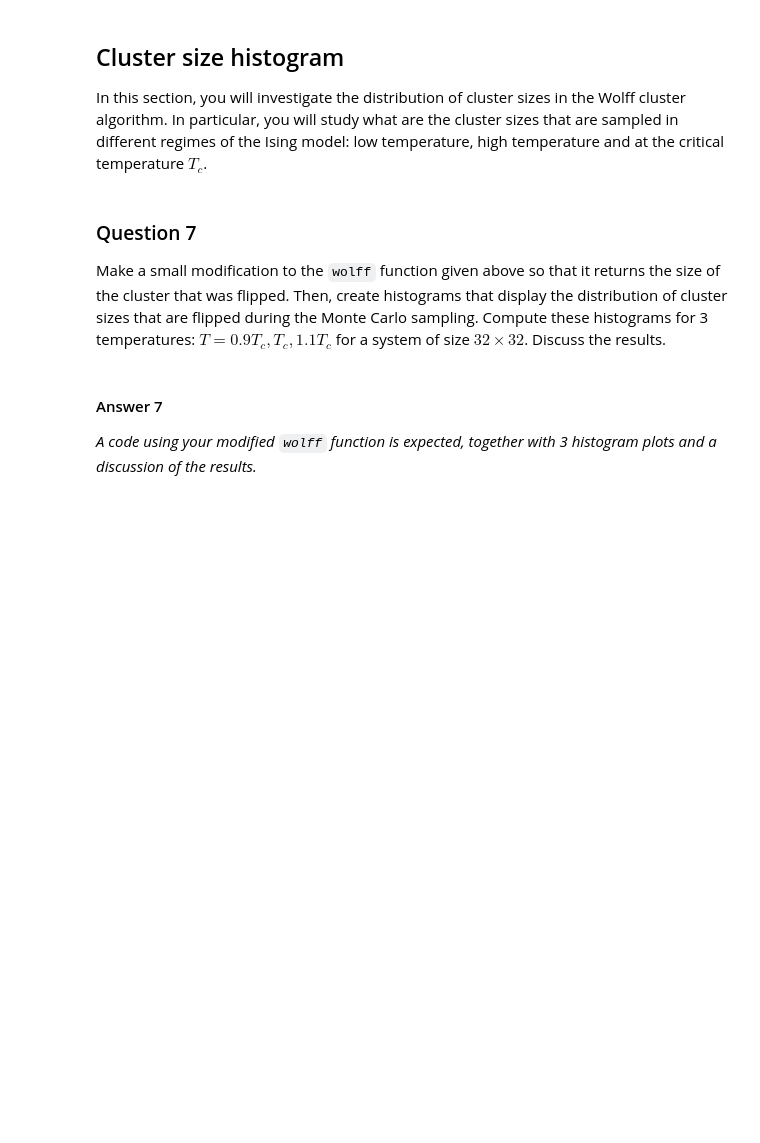
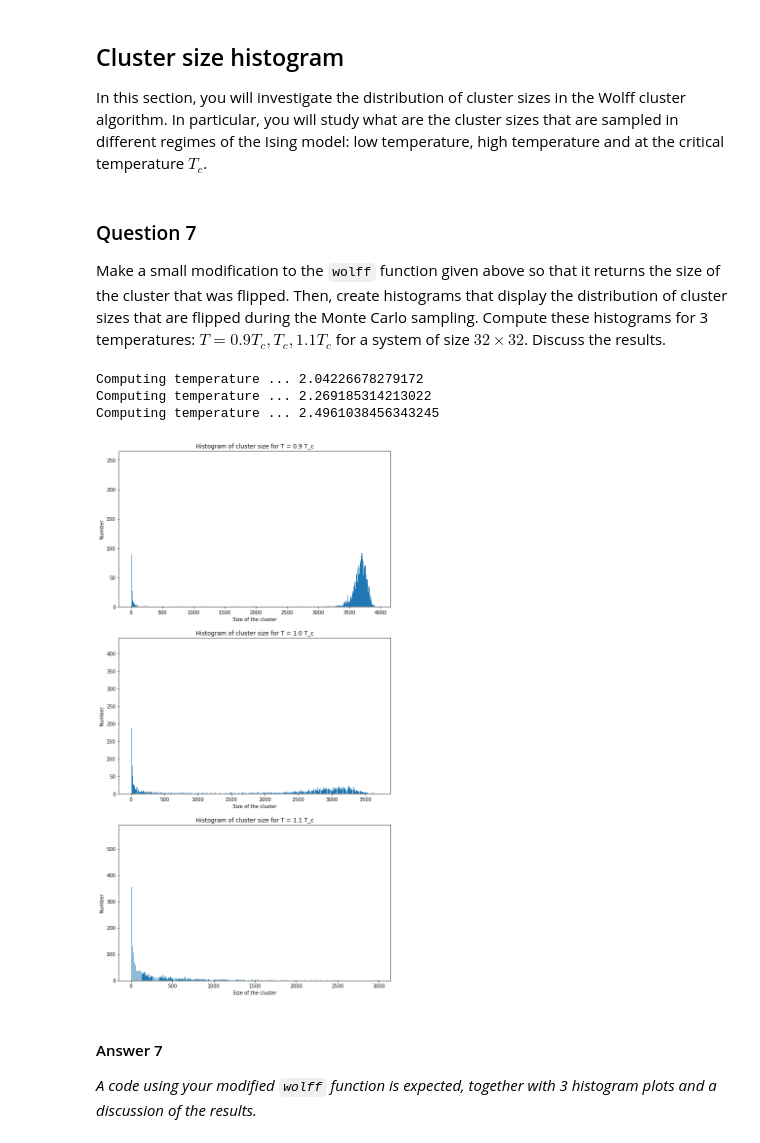
Before and after one commit to LudovicBrvdy/CoDaDri, a Jupyter notebook: HW2/HW2.ipynb, the cells around one changed output. Cells and saved outputs as stored; diff of their text form; code cells hidden in the pictures; blank space fills up the shorter version.

```diff
--- a/HW2/HW2.ipynb
+++ b/HW2/HW2.ipynb
@@ -290,6 +556,57 @@ Make a small modification to the `wolff` function given above so that it returns
   of cluster sizes that are flipped during the Monte Carlo sampling. Compute these histograms
   for 3 temperatures: $T = 0.9 T_c, T_c, 1.1 T_c$ for a system of size $32 \times 32$.
   Discuss the results.
+# %%
+def wolff_cluster(config, T):
+
+    # pick a site
+    L = config.shape[0]
+    i, j = np.random.randint(L, size=2)
+    border = set([(i,j)])
+    size = 1
+    # inclusion probability
+    beta = 1 / T
+    p = 1.0 - np.exp(-2.0 * beta)
+    direction = config[i,j]
+
+    # grow the cluster
+    while border:
+        i, j = border.pop()
+        neighbors = [ ((i+1)%L, j), ((i-1)%L, j), (i, (j+1)%L), (i, (j-1)%L) ]
+        for u, v in neighbors:
+            size += 1
+            if config[u,v] == direction and np.random.rand() < p:
+                border.update([(u,v)])
+
+        config[i,j] *= -1
+    return size
+
+L = 32
+config = np.random.choice([-1, 1], size=(L, L))
+
+T_c = 2 / np.log(1 + np.sqrt(2))
+T = np.array([0.9 * T_c, T_c, 1.1 * T_c])
+steps = 5000
+cluster_size = np.zeros((T.shape[0], steps), dtype = int)
+
+for i, temp in enumerate(T):
+    print("Computing temperature ...", temp)
+    for s in range(steps):
+        cluster_size[i, s] = wolff_cluster(config, temp)
+# %% [output]
+Computing temperature ... 2.04226678279172
+Computing temperature ... 2.269185314213022
+Computing temperature ... 2.4961038456343245
+# %%
+fig, axs = plt.subplots(3, 1, figsize=(10, 20))
+titles = [0.9, 1.0, 1.1]
+for i in range(len(T)):
+    axs[i].hist(cluster_size[i, :], bins = 1000)
+    axs[i].set_xlabel("Size of the cluster")
+    axs[i].set_ylabel("Number")
+    axs[i].set_title("Histogram of cluster size for T = %1.1f T_c" %titles[i])
+# %% [output]
+[figure, added]
 # %% [markdown]
 #### Answer 7
 
```
Also changed, not shown: parts of 13 cells of this notebook, 1 other file.
